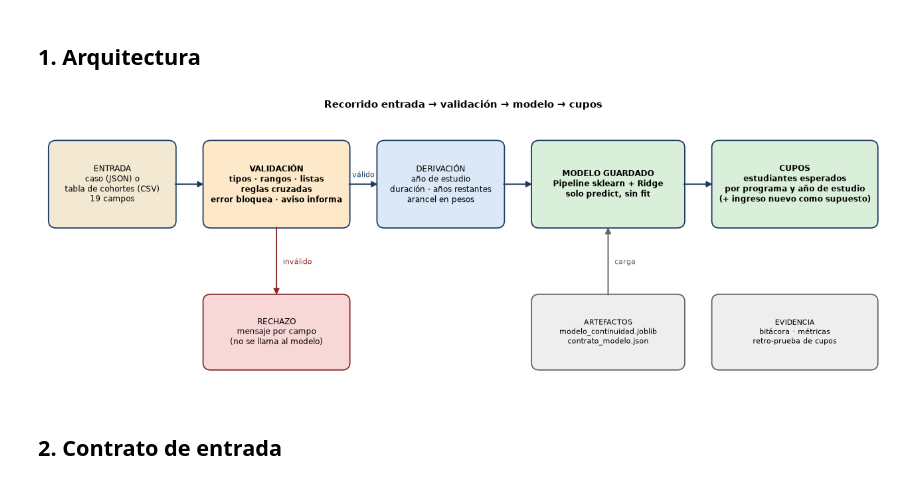
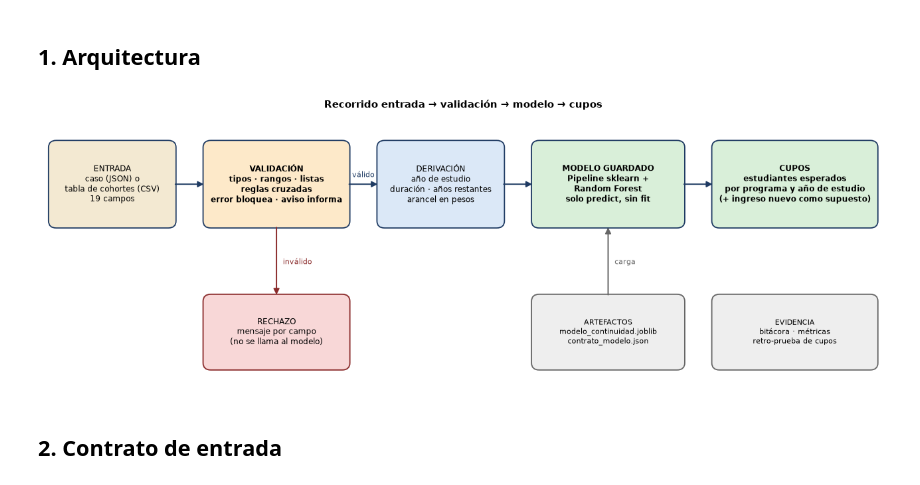
Before and after one commit to Kypp3rv1l/Proyecto-Integrador, a Jupyter notebook: PI06_Prototipo_Cupos.ipynb, the cells around one changed output. Saved outputs shown, nothing was run; the diff lists cells and outputs as text; code cells hidden in the pictures.

```diff
--- a/PI06_Prototipo_Cupos.ipynb
+++ b/PI06_Prototipo_Cupos.ipynb
@@ -73,26 +73,26 @@ VBox(children=(Dropdown(description='Cargar caso:', layout=Layout(width='470px')
 # %%
 fig, ax = plt.subplots(figsize=(13, 4.6)); ax.set_xlim(0, 13); ax.set_ylim(0, 4.6); ax.axis('off')
 def caja(x, y, w, h, t, c='#dbe8f7', ec='#1f3b63', fs=8.8, b=False):
     ax.add_patch(FancyBboxPatch((x, y), w, h, boxstyle='round,pad=0.04,rounding_size=0.12', fc=c, ec=ec, lw=1.3))
     ax.text(x + w / 2, y + h / 2, t, ha='center', va='center', fontsize=fs, fontweight='bold' if b else 'normal')
 def fl(x1, y1, x2, y2, t='', c='#1f3b63'):
     ax.add_patch(FancyArrowPatch((x1, y1), (x2, y2), arrowstyle='-|>', mutation_scale=13, lw=1.4, color=c))
     if t: ax.text((x1 + x2) / 2, (y1 + y2) / 2 + .12, t, ha='center', fontsize=7.8, color=c)
 caja(.1, 2.7, 1.9, 1.4, 'ENTRADA\ncaso (JSON) o\ntabla de cohortes (CSV)\n19 campos', c='#f3e9d2')
 caja(2.5, 2.7, 2.2, 1.4, 'VALIDACIÓN\ntipos · rangos · listas\nreglas cruzadas\nerror bloquea · aviso informa', c='#fde9c9', b=True)
 caja(5.2, 2.7, 1.9, 1.4, 'DERIVACIÓN\naño de estudio\nduración · años restantes\narancel en pesos')
-caja(7.6, 2.7, 2.3, 1.4, 'MODELO GUARDADO\nPipeline sklearn + Ridge\nsolo predict, sin fit', c='#d9efd9', b=True)
+caja(7.6, 2.7, 2.3, 1.4, 'MODELO GUARDADO\nPipeline sklearn +\nRandom Forest\nsolo predict, sin fit', c='#d9efd9', b=True)
 caja(10.4, 2.7, 2.5, 1.4, 'CUPOS\nestudiantes esperados\npor programa y año de estudio\n(+ ingreso nuevo como supuesto)', c='#d9efd9', b=True)
 caja(2.5, .3, 2.2, 1.2, 'RECHAZO\nmensaje por campo\n(no se llama al modelo)', c='#f8d7d7', ec='#8a2a2a')
 caja(7.6, .3, 2.3, 1.2, 'ARTEFACTOS\nmodelo_continuidad.joblib\ncontrato_modelo.json', c='#eeeeee', ec='#666666', fs=8.2)
 caja(10.4, .3, 2.5, 1.2, 'EVIDENCIA\nbitácora · métricas\nretro-prueba de cupos', c='#eeeeee', ec='#666666', fs=8.2)
 fl(2.0, 3.4, 2.5, 3.4); fl(4.7, 3.4, 5.2, 3.4, 'válido'); fl(7.1, 3.4, 7.6, 3.4); fl(9.9, 3.4, 10.4, 3.4)
 fl(3.6, 2.7, 3.6, 1.5, c='#8a2a2a'); ax.text(3.7, 2.05, 'inválido', fontsize=7.8, color='#8a2a2a')
 fl(8.75, 1.5, 8.75, 2.7, c='#666666'); ax.text(8.85, 2.05, 'carga', fontsize=7.8, color='#666666')
 ax.set_title('Recorrido entrada → validación → modelo → cupos', fontweight='bold', fontsize=11)
 fig.tight_layout(); os.makedirs('evidencia', exist_ok=True); fig.savefig('evidencia/arquitectura.png', dpi=160); plt.show()
 # %% [output]
-[figure, old version]
+[figure, new version]
 # %% [markdown]
 ## 2. Contrato de entrada
 # %%
```
Also changed, not shown: parts of 17 cells of this notebook, 56 other files.
